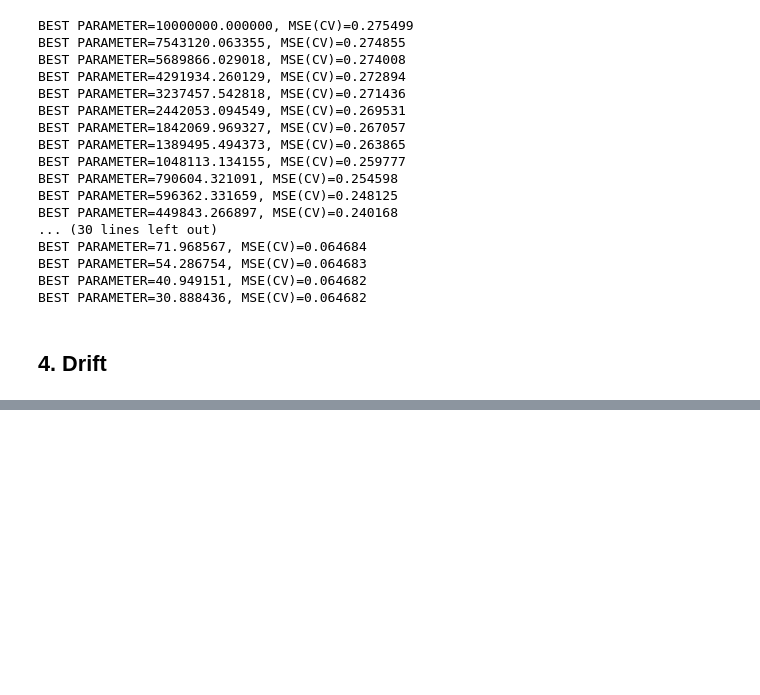
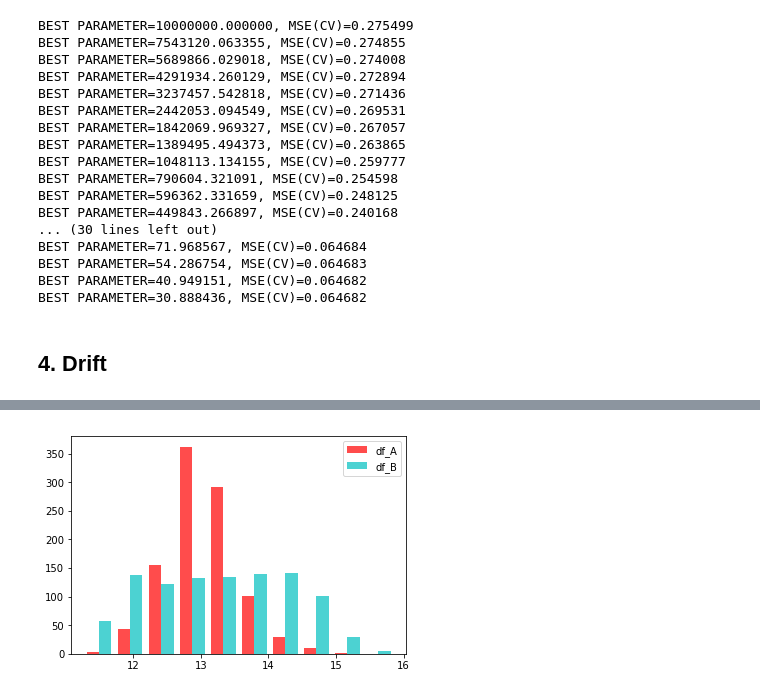
Before and after one commit to matiasarayac/tarea1-ML, a Jupyter notebook: tarea1.ipynb, the cells around one changed output, grey strips where cells are left out. Cells and saved outputs as stored; diff of their text form; code cells hidden in the pictures; blank space fills up the shorter version.

```diff
--- a/tarea1.ipynb
+++ b/tarea1.ipynb
@@ -394,0 +396,14 @@ NameError: name 'df_scaled' is not defined
+# %%
+X_A = df_A.iloc[:,1:].values
+y_A = df_A.price
+X_B = df_B.iloc[:,1:].values
+y_B = df_B.price
+from sklearn.model_selection import train_test_split
+Xtrain_A,Xval_A,ytrain_A,yval_A = train_test_split(X_A, y_A, test_size=0.3, random_state=42)
+Xtrain_B,Xval_B,ytrain_B,yval_B = train_test_split(X_B, y_B, test_size=0.3, random_state=42)
+# %%
+plt.hist([y_A, y_B],color=["r","c"],label=["df_A","df_B"],alpha=0.7)
+plt.legend(loc='upper right')
+plt.show()
+# %% [output]
+[figure, added]
```
Also changed, not shown: parts of 10 cells of this notebook.
